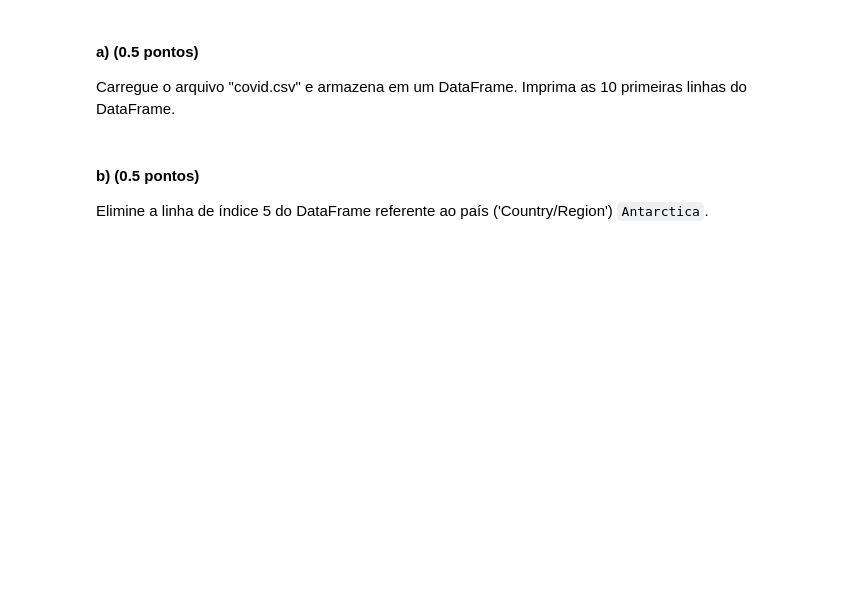
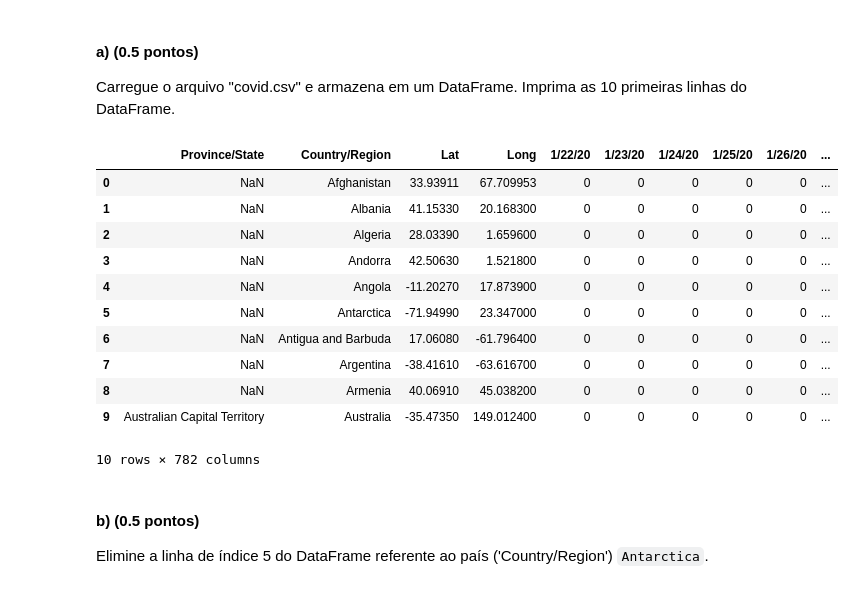
Before and after one commit to jpducatti/mba_data_science_usp, a Jupyter notebook: programacao_ciencia_dados/pcd_avaliacao_final/Avaliacao Final.ipynb, the cells around one changed output. Drawn from its saved outputs; the diff is of its cells as text; code cells hidden in the pictures; blank space fills up the shorter version.

```diff
--- a/programacao_ciencia_dados/pcd_avaliacao_final/Avaliacao Final.ipynb
+++ b/programacao_ciencia_dados/pcd_avaliacao_final/Avaliacao Final.ipynb
@@ -22,6 +22,23 @@ Considerando os dados contidos no arquivo <font style="font-family: monaco">covi
 # %% [markdown]
 #### a) (0.5 pontos)
 Carregue o arquivo "covid.csv" e armazena em um DataFrame. Imprima as 10 primeiras linhas do DataFrame.
+# %%
+df = pd.read_csv('covid.csv')
+
+df.head(10)
+# %% [output]
+|  | Province/State | Country/Region | Lat | Long | 1/22/20 | 1/23/20 | 1/24/20 | 1/25/20 | 1/26/20 | ... |
+| 0 | NaN | Afghanistan | 33.93911 | 67.709953 | 0 | 0 | 0 | 0 | 0 | ... |
+| 1 | NaN | Albania | 41.15330 | 20.168300 | 0 | 0 | 0 | 0 | 0 | ... |
+| 2 | NaN | Algeria | 28.03390 | 1.659600 | 0 | 0 | 0 | 0 | 0 | ... |
+| 3 | NaN | Andorra | 42.50630 | 1.521800 | 0 | 0 | 0 | 0 | 0 | ... |
+| 4 | NaN | Angola | -11.20270 | 17.873900 | 0 | 0 | 0 | 0 | 0 | ... |
+| 5 | NaN | Antarctica | -71.94990 | 23.347000 | 0 | 0 | 0 | 0 | 0 | ... |
+| 6 | NaN | Antigua and Barbuda | 17.06080 | -61.796400 | 0 | 0 | 0 | 0 | 0 | ... |
+| 7 | NaN | Argentina | -38.41610 | -63.616700 | 0 | 0 | 0 | 0 | 0 | ... |
+| 8 | NaN | Armenia | 40.06910 | 45.038200 | 0 | 0 | 0 | 0 | 0 | ... |
+| 9 | Australian Capital Territory | Australia | -35.47350 | 149.012400 | 0 | 0 | 0 | 0 | 0 | ... |
+10 rows × 782 columns
 # %% [markdown]
 #### b) (0.5 pontos)
 Elimine a linha de índice 5 do DataFrame referente ao país ('Country/Region') `Antarctica`.
```
Also changed, not shown: parts of 7 cells of this notebook, 4 other files.
